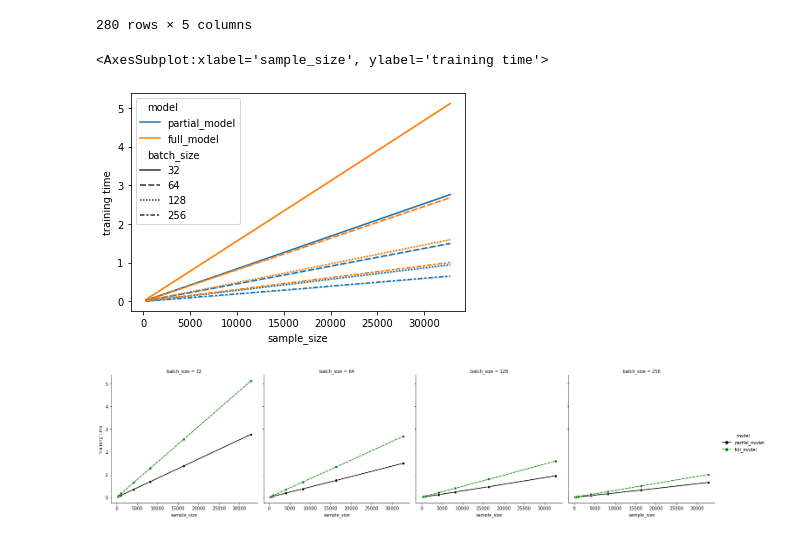
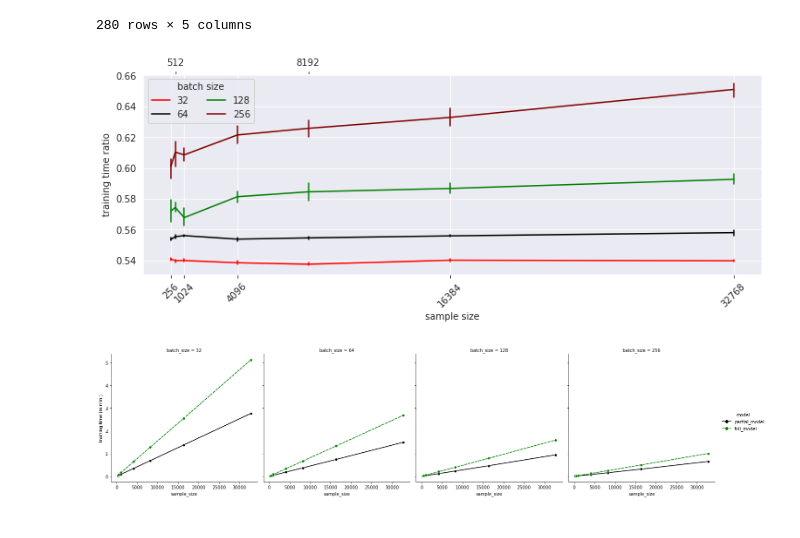
Before and after one commit to Saptarshi-Saha-1996/Noise-Abduction-for-Counterfactuals, a Jupyter notebook: Synthetic_data_experiment/train_time_experiment.ipynb, the cells around one changed output. Drawn from its saved outputs; the diff is of its cells as text; code cells hidden in the pictures.

Commit message:
sythetic data experiments done

```diff
--- a/Synthetic_data_experiment/train_time_experiment.ipynb
+++ b/Synthetic_data_experiment/train_time_experiment.ipynb
@@ -203,5 +203,6 @@ NameError: name 'time_train' is not defined
 # %%
 import pandas as pd
 time_train=pd.read_csv(experiment_name+'/training_time.csv')
+time_train['ratio']=time_train['partial_model']/time_train['full_model']
 time_train
 # %% [output]
@@ -251,14 +252,30 @@ time_train_modified
 #plt.legend()
 #fig.savefig(experiment_name+'/counterfactual_errors.pdf',format='pdf',pad_inches=0.1,bbox_inches='tight',dpi=1200)
 # %%
+from cProfile import label
+from turtle import position, title
+from matplotlib import pyplot as plt
 import seaborn as sns
-sns.lineplot(data=time_train_modified, x="sample_size", y="training time",
-     hue="model", style="batch_size", #palette=['black','green'],
-    #kind='line',markers=['o','o']
+plt.subplots(figsize=(12, 4))
+sns.set_style('darkgrid')
+#sns.set_style('whitegrid')
+ax=sns.lineplot(data=time_train, x="sample_size", y="ratio",
+     hue="batch_size", err_style='bars',palette=['red','black','green','maroon'], #"crest",#style="batch_size", #palette=['black','green'],
+     legend="brief"
     )
+#plt.tick_params(bottom=False,top=False, labelbottom=False)
+ax.xaxis.tick_bottom()
+plt.xticks([256,1024,4096,16384,32768],labels=['256','1024','4096','16384','32768'],rotation=45)
+ax2=ax.secondary_xaxis('top')
+ax2.set_xticks([512,8192],)#labels=['512'],rotation=45)
+plt.ylabel("training time ratio")
+plt.xlabel('sample size')
+#ax.set_xticks_position('top')
+#plt.xticklabels(['256','512','1024','4096','8192','16384','32768'],)
+plt.legend(loc="best",ncol = 2,title='batch size')
+plt.savefig(experiment_name+'/training_time2.pdf',format='pdf',pad_inches=0.1,bbox_inches='tight',dpi=1200)
 # %% [output]
-<AxesSubplot:xlabel='sample_size', ylabel='training time'>
-[figure, old version]
+[figure, new version]
 # %%
 
 import seaborn as sns
```
Also changed, not shown: parts of 3 cells of this notebook, 6 other files.
